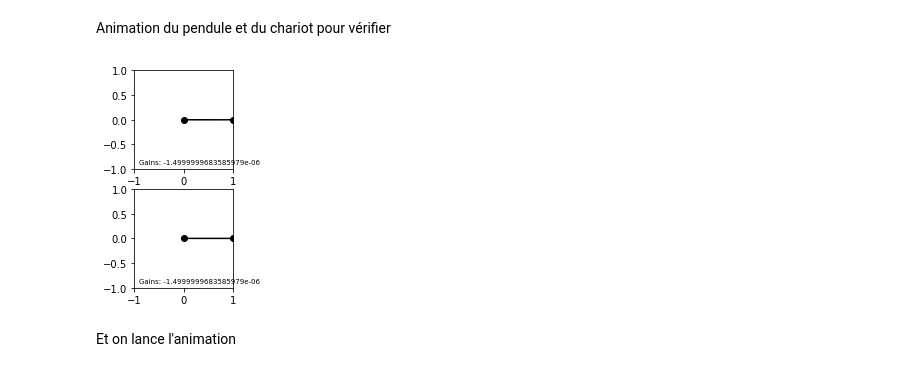
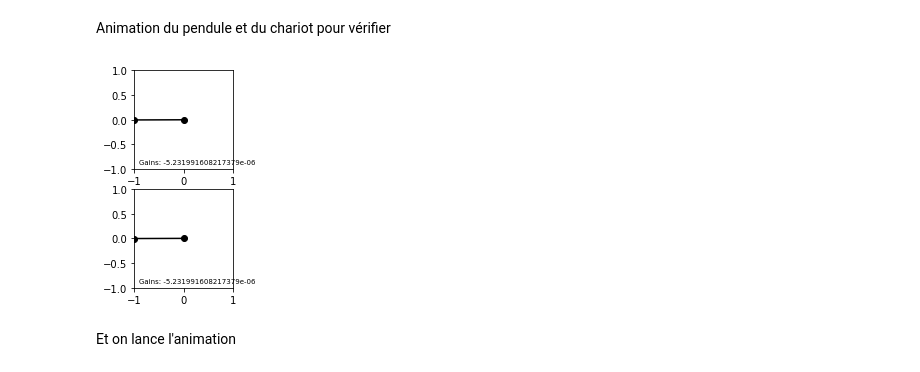
Before and after one commit to PTrillat/Reinforcement-Learning, a Jupyter notebook: Pendule.ipynb, the cells around one changed output. Drawn from its saved outputs; the diff is of its cells as text; code cells hidden in the pictures.

```diff
--- a/Pendule.ipynb
+++ b/Pendule.ipynb
@@ -100,43 +100,42 @@ class Chariot(object):
 Animation du pendule et du chariot pour vérifier
 # %%
 # Paramètres pour l'animation
-T = 10.0 # s
-f = 10   # Hz
+T, f, l = 5.0, 50, 0.5 # s, Hz = 1/dt, m
 
 dh = 1.0/(f*T)
-pendule = Pendule(     9.0,      np.pi/2,      0.0)
-chariot = Chariot(0.0, 9.0, 0.0, np.pi/2, 0.0, 0.0)
+pendule = Pendule(dh,      9.81*T*T/l,      -np.pi*0.5,      0.0)
+chariot = Chariot(dh, 1.0, 9.81*T*T/l, 0.0, -np.pi*0.5, 0.0, 0.0)
 
 fig, (axe_pendule, axe_chariot) = plt.subplots(2,1)
 
 axe_pendule.set_xlim(-1,1)
 axe_pendule.set_ylim(-1,1)
 axe_pendule.set_aspect('equal', 'box')
 barre_pendule, = axe_pendule.plot([], [], 'ko-')
 texte_pendule  = axe_pendule.text(-0.9, -0.9, '', fontsize=7)
 
 axe_chariot.set_xlim(-1,1)
 axe_chariot.set_ylim(-1,1)
 axe_chariot.set_aspect('equal', 'box')
 barre_chariot, = axe_chariot.plot([], [], 'ko-')
 texte_chariot  = axe_chariot.text(-0.9, -0.9, '', fontsize=7)
 
 def animate(i):
   dθ = pendule.dX
-  pendule.Simpson(dh, 0.0)
+  pendule.Simpson(0.0)
   θ = pendule.X
   barre_pendule.set_data([0, np.sin(θ)], [0, np.cos(θ)])
   texte_pendule.set_text('Gains: '+str(pendule.J))
   dx, dθ = chariot.dX
-  chariot.Simpson(dh, 0.0)
+  chariot.Simpson(0.0)
   x, θ = chariot.X
   barre_chariot.set_data([x, x+np.sin(θ)], [0, np.cos(θ)])
   texte_chariot.set_text('Gains: '+str(chariot.J))
   return barre_pendule, barre_chariot
 
-ani = animation.FuncAnimation(fig, animate, frames=int(f*T), blit=True, interval=int(1000*T*dh), repeat=False)
+ani = animation.FuncAnimation(fig, animate, frames=int(f*T), blit=True, interval=int(1000/f), repeat=False)
 # %% [output]
-[figure, old version]
+[figure, new version]
 # %% [markdown]
 Et on lance l'animation
 # %%
```
Also changed, not shown: parts of 5 cells of this notebook.
